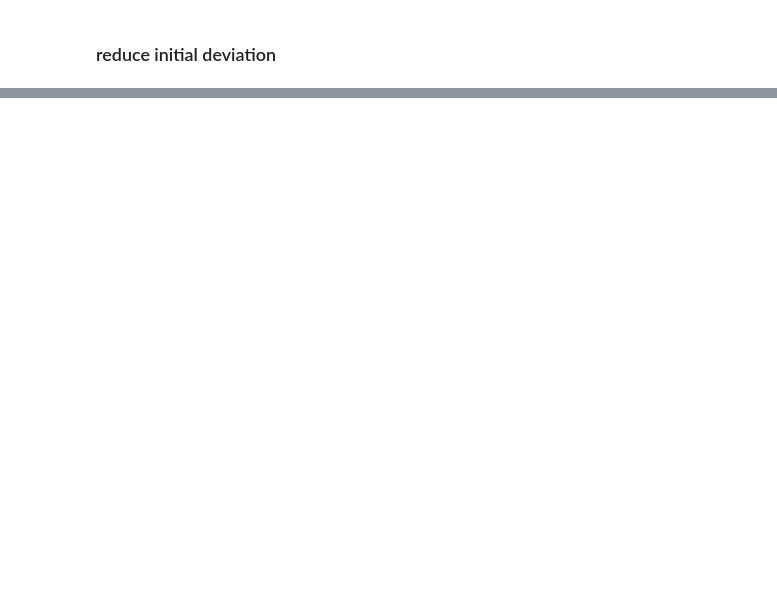
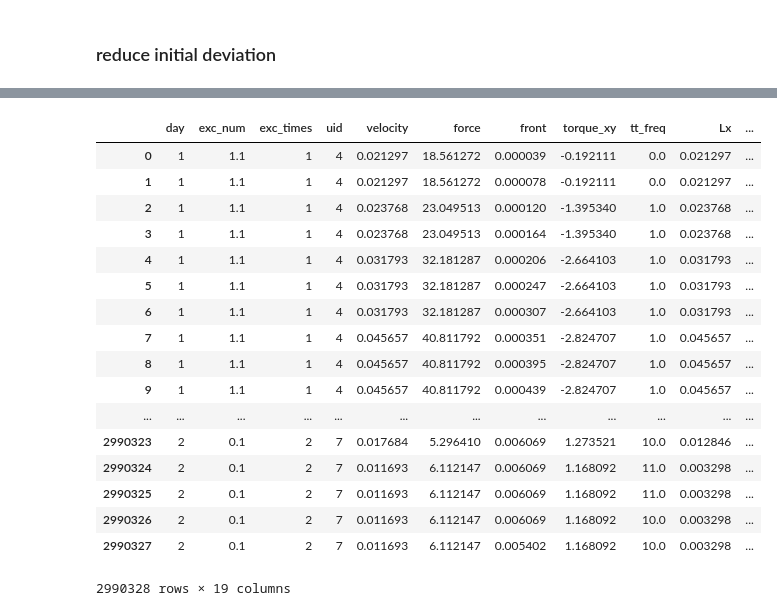
Before and after one commit to wangziling100/Heika, a Jupyter notebook: script/make_clear_data_1.ipynb, the cells around one changed output, grey strips where cells are left out. Drawn from its saved outputs; the diff is of its cells as text; code cells hidden in the pictures; blank space fills up the shorter version.

```diff
--- a/script/make_clear_data_1.ipynb
+++ b/script/make_clear_data_1.ipynb
@@ -130,0 +373,42 @@ new_data.to_csv('../data/step1_clear_data.csv', index=False)
+# %%
+df = pd.read_csv('../data/step1_clear_data.csv')
+# %%
+def calc_avg_velocity(df, interval=20):
+    if 'velocity' not in df.columns:
+        df = calc_velocity(df)
+
+    df['avg_velocity'] = df['velocity'].rolling(interval, min_periods=1).mean()
+    return df
+
+def find_forwards_segment(df, exc=1.1, rotation_threshold=1, new_num=0.1):
+    assert exc is not None, 'rewrite function find_forwards_segment first'
+    tmp = df[df['exc_num']==exc]
+    tmp = tmp.loc[(tmp.Lx>0) & ((tmp.Az<rotation_threshold) | (tmp.Az>-rotation_threshold))]
+    tmp['exc_num'] = new_num
+    df = pd.concat([df, tmp])
+    df = df.reset_index(drop=True)
+    del tmp
+    return df
+# %%
+df = calc_avg_velocity(df)
+df = find_forwards_segment(df)
+df
+# %% [output]
+|  | day | exc_num | exc_times | uid | velocity | force | front | torque_xy | tt_freq | Lx | ... |
+| 0 | 1 | 1.1 | 1 | 4 | 0.021297 | 18.561272 | 0.000039 | -0.192111 | 0.0 | 0.021297 | ... |
+| 1 | 1 | 1.1 | 1 | 4 | 0.021297 | 18.561272 | 0.000078 | -0.192111 | 0.0 | 0.021297 | ... |
+| 2 | 1 | 1.1 | 1 | 4 | 0.023768 | 23.049513 | 0.000120 | -1.395340 | 1.0 | 0.023768 | ... |
+| 3 | 1 | 1.1 | 1 | 4 | 0.023768 | 23.049513 | 0.000164 | -1.395340 | 1.0 | 0.023768 | ... |
+| 4 | 1 | 1.1 | 1 | 4 | 0.031793 | 32.181287 | 0.000206 | -2.664103 | 1.0 | 0.031793 | ... |
+| 5 | 1 | 1.1 | 1 | 4 | 0.031793 | 32.181287 | 0.000247 | -2.664103 | 1.0 | 0.031793 | ... |
+| 6 | 1 | 1.1 | 1 | 4 | 0.031793 | 32.181287 | 0.000307 | -2.664103 | 1.0 | 0.031793 | ... |
+| 7 | 1 | 1.1 | 1 | 4 | 0.045657 | 40.811792 | 0.000351 | -2.824707 | 1.0 | 0.045657 | ... |
+| 8 | 1 | 1.1 | 1 | 4 | 0.045657 | 40.811792 | 0.000395 | -2.824707 | 1.0 | 0.045657 | ... |
+| 9 | 1 | 1.1 | 1 | 4 | 0.045657 | 40.811792 | 0.000439 | -2.824707 | 1.0 | 0.045657 | ... |
+| ... | ... | ... | ... | ... | ... | ... | ... | ... | ... | ... | ... |
+| 2990323 | 2 | 0.1 | 2 | 7 | 0.017684 | 5.296410 | 0.006069 | 1.273521 | 10.0 | 0.012846 | ... |
+| 2990324 | 2 | 0.1 | 2 | 7 | 0.011693 | 6.112147 | 0.006069 | 1.168092 | 11.0 | 0.003298 | ... |
+| 2990325 | 2 | 0.1 | 2 | 7 | 0.011693 | 6.112147 | 0.006069 | 1.168092 | 11.0 | 0.003298 | ... |
+| 2990326 | 2 | 0.1 | 2 | 7 | 0.011693 | 6.112147 | 0.006069 | 1.168092 | 10.0 | 0.003298 | ... |
+| 2990327 | 2 | 0.1 | 2 | 7 | 0.011693 | 6.112147 | 0.005402 | 1.168092 | 10.0 | 0.003298 | ... |
+2990328 rows × 19 columns
```
Also changed, not shown: parts of 10 cells of this notebook, 6 other files.
